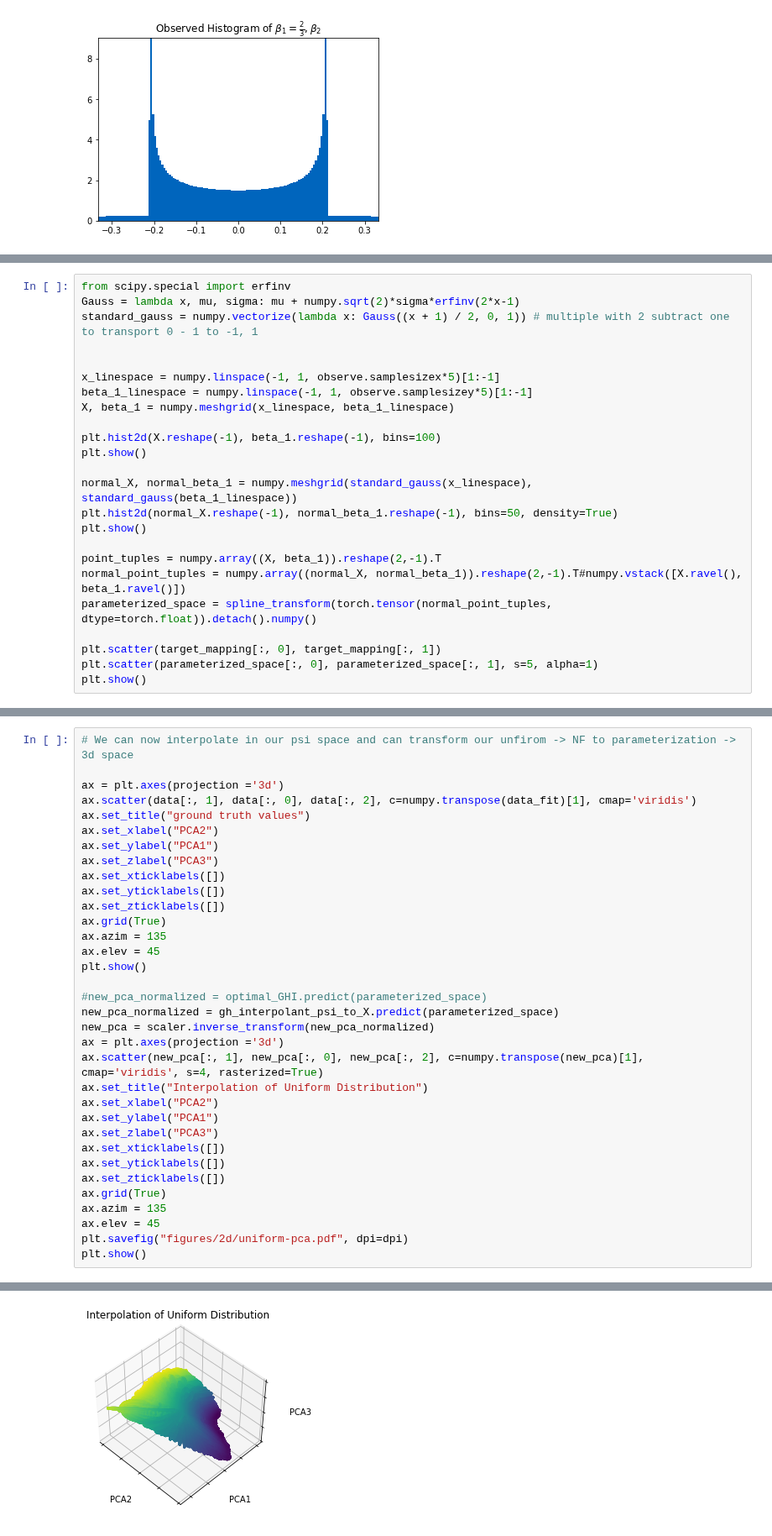
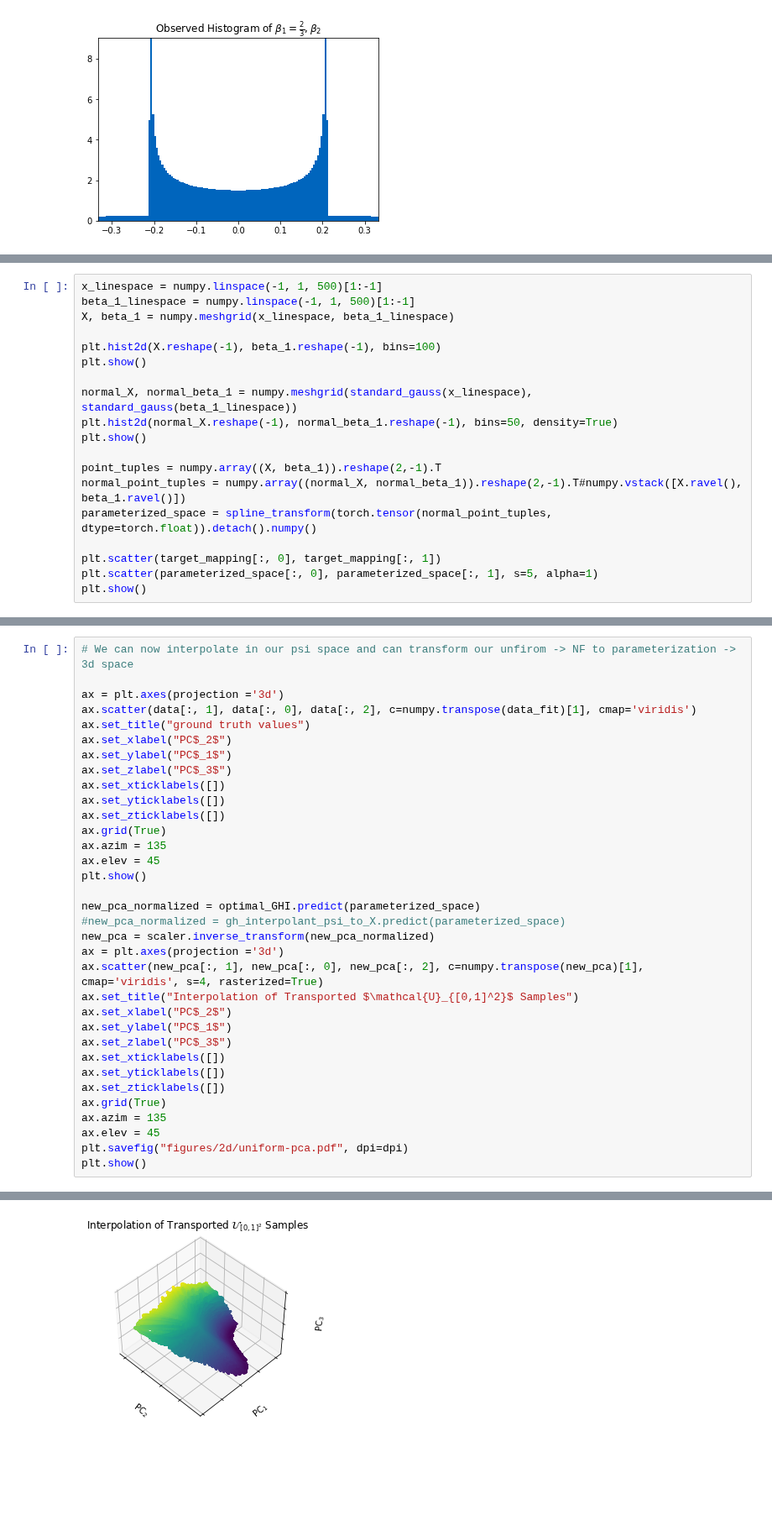
Before and after one commit to plainerman/density-transport, a Jupyter notebook: full_two_dimensional.ipynb, the cells around one changed output, grey strips where cells are left out. Shown at 84% size. Drawn from its saved outputs; the diff is of its cells as text; blank space fills up the shorter version.

```diff
--- a/full_two_dimensional.ipynb
+++ b/full_two_dimensional.ipynb
@@ -224,11 +303,6 @@ plt.show()
 # %%
-from scipy.special import erfinv
-Gauss = lambda x, mu, sigma: mu + numpy.sqrt(2)*sigma*erfinv(2*x-1)
-standard_gauss = numpy.vectorize(lambda x: Gauss((x + 1) / 2, 0, 1)) # multiple with 2 subtract one to transport 0 - 1 to -1, 1
-
-
-x_linespace = numpy.linspace(-1, 1, observe.samplesizex*5)[1:-1]
-beta_1_linespace = numpy.linspace(-1, 1, observe.samplesizey*5)[1:-1]
+x_linespace = numpy.linspace(-1, 1, 500)[1:-1]
+beta_1_linespace = numpy.linspace(-1, 1, 500)[1:-1]
 X, beta_1 = numpy.meshgrid(x_linespace, beta_1_linespace)
 
 plt.hist2d(X.reshape(-1), beta_1.reshape(-1), bins=100)
@@ -506,9 +580,9 @@ Text(0.5, 0, '$x_3$')
 ax = plt.axes(projection ='3d')
 ax.scatter(data[:, 1], data[:, 0], data[:, 2], c=numpy.transpose(data_fit)[1], cmap='viridis')
 ax.set_title("ground truth values")
-ax.set_xlabel("PCA2")
-ax.set_ylabel("PCA1")
-ax.set_zlabel("PCA3")
+ax.set_xlabel("PC$_2$")
+ax.set_ylabel("PC$_1$")
+ax.set_zlabel("PC$_3$")
 ax.set_xticklabels([])
 ax.set_yticklabels([])
 ax.set_zticklabels([])
@@ -517,15 +591,15 @@ ax.azim = 135
 ax.elev = 45
 plt.show()
 
-#new_pca_normalized = optimal_GHI.predict(parameterized_space)
-new_pca_normalized = gh_interpolant_psi_to_X.predict(parameterized_space)
+new_pca_normalized = optimal_GHI.predict(parameterized_space)
+#new_pca_normalized = gh_interpolant_psi_to_X.predict(parameterized_space)
 new_pca = scaler.inverse_transform(new_pca_normalized)
 ax = plt.axes(projection ='3d')
 ax.scatter(new_pca[:, 1], new_pca[:, 0], new_pca[:, 2], c=numpy.transpose(new_pca)[1], cmap='viridis', s=4, rasterized=True)
-ax.set_title("Interpolation of Uniform Distribution")
-ax.set_xlabel("PCA2")
-ax.set_ylabel("PCA1")
-ax.set_zlabel("PCA3")
+ax.set_title("Interpolation of Transported $\mathcal{U}_{[0,1]^2}$ Samples")
+ax.set_xlabel("PC$_2$")
+ax.set_ylabel("PC$_1$")
+ax.set_zlabel("PC$_3$")
 ax.set_xticklabels([])
 ax.set_yticklabels([])
 ax.set_zticklabels([])
@@ -539,4 +613,4 @@ plt.show()
-[figure, old version]
+[figure, new version]
 # %%
 fig = plt.figure(figsize=[12, 5])
 
```
Also changed, not shown: parts of 21 cells of this notebook, 3 other files.
